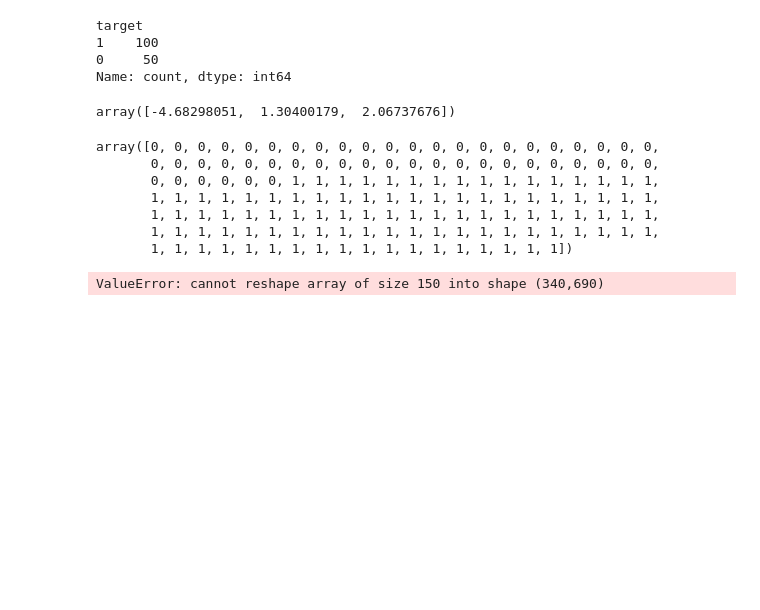
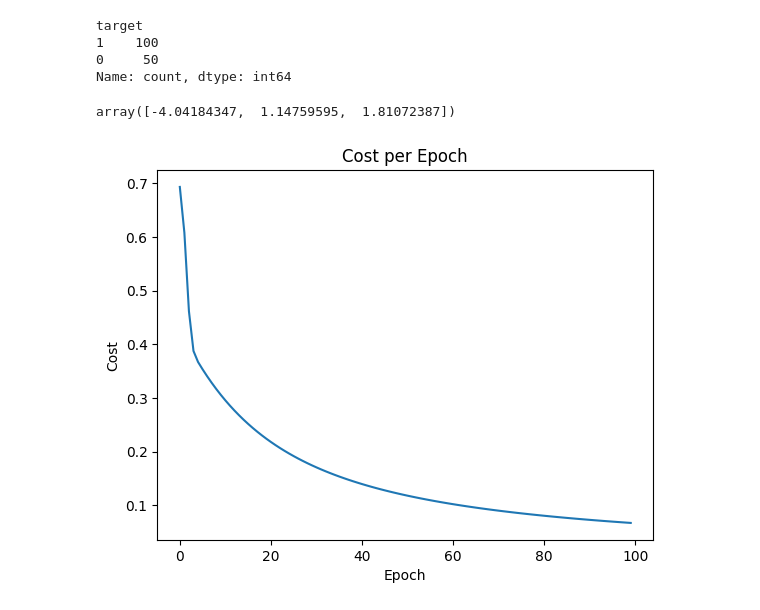
Before and after one commit to viniciuspxc/Reconhecimento_de_Padroes, a Jupyter notebook: Listas/Lista 3/Lista 03.ipynb, the cells around one changed output. Drawn from its saved outputs; the diff is of its cells as text; code cells hidden in the pictures; blank space fills up the shorter version.

Commit message:
logistic regression

```diff
--- a/Listas/Lista 3/Lista 03.ipynb
+++ b/Listas/Lista 3/Lista 03.ipynb
@@ -274,19 +322,8 @@ Name: count, dtype: int64
 # %%
 X_iris = df_iris.drop(['target'], axis=1)
 y_iris = df_iris['target']
+
+gdc = GradientDescentClassificator(alpha=0.7, epochs=100, threshold=0.5)
+gdc.fit(X_iris, y_iris.values)
+# %% [output]
+array([-4.04184347,  1.14759595,  1.81072387])
-# %%
-gdc = GradientDescentClassificator(alpha=0.1, epochs=1000, threshold=0.5)
-gdc.fit(X_iris, y_iris.values)
-# %% [output]
-array([-4.68298051,  1.30400179,  2.06737676])
-# %%
-y_pred = gdc.predict(X_iris)
-y_pred
-# %% [output]
-array([0, 0, 0, 0, 0, 0, 0, 0, 0, 0, 0, 0, 0, 0, 0, 0, 0, 0, 0, 0, 0, 0,
-       0, 0, 0, 0, 0, 0, 0, 0, 0, 0, 0, 0, 0, 0, 0, 0, 0, 0, 0, 0, 0, 0,
-       0, 0, 0, 0, 0, 0, 1, 1, 1, 1, 1, 1, 1, 1, 1, 1, 1, 1, 1, 1, 1, 1,
-       1, 1, 1, 1, 1, 1, 1, 1, 1, 1, 1, 1, 1, 1, 1, 1, 1, 1, 1, 1, 1, 1,
-       1, 1, 1, 1, 1, 1, 1, 1, 1, 1, 1, 1, 1, 1, 1, 1, 1, 1, 1, 1, 1, 1,
-       1, 1, 1, 1, 1, 1, 1, 1, 1, 1, 1, 1, 1, 1, 1, 1, 1, 1, 1, 1, 1, 1,
-       1, 1, 1, 1, 1, 1, 1, 1, 1, 1, 1, 1, 1, 1, 1, 1, 1, 1])
@@ -311,5 +330,8 @@ def plot_decision_boundary(pred_func, X):
-# %%
-plot_decision_boundary(lambda x: gdc.predict(X_iris), X_iris)
-plt.title("Logistic Regression")
-# %% [output]
-ValueError: cannot reshape array of size 150 into shape (340,690)
+# %%
+plt.plot(range(len(gdc.cost_per_epoch)), gdc.cost_per_epoch)
+plt.xlabel("Epoch")
+plt.ylabel("Cost")
+plt.title("Cost per Epoch")
+plt.show()
+# %% [output]
+[figure, added]
```
Also changed, not shown: parts of 19 cells of this notebook, 1 other file.
